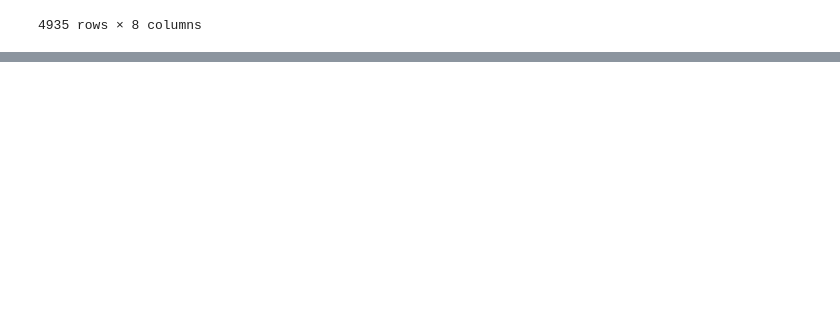
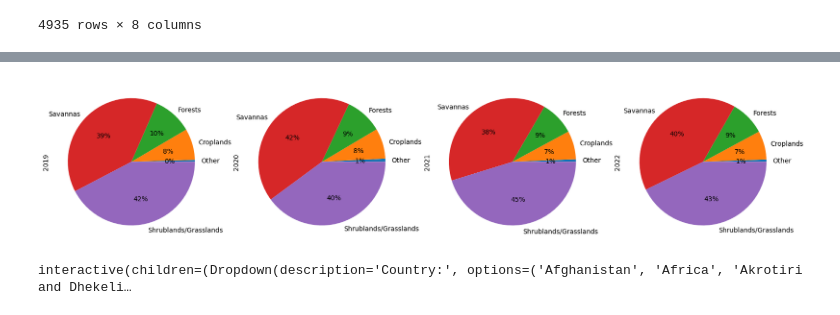
Before and after one commit to alexis4441/Project3group3, a Jupyter notebook: Project3Wildfires.ipynb, the cells around one changed output, grey strips where cells are left out. Cells and saved outputs as stored; diff of their text form; code cells hidden in the pictures; blank space fills up the shorter version.

```diff
--- a/Project3Wildfires.ipynb
+++ b/Project3Wildfires.ipynb
@@ -181,0 +317,52 @@ area_burnt_landcover
+# %%
+#Pie Chart for 2019-2022 (separated to make it easier to see)
+world_pie3 = year_sector_rename[7:11]['Other':'Shrublands/Grasslands']
+year_sector_rename[7:11].T.plot(kind='pie', legend=False,
+                              subplots=True,figsize=(20, 5),autopct='%1.0f%%')
+plt.savefig("C:/Users/alexi/Desktop/Project3Group3/Images/Fig3.png",bbox_inches='tight')
+# %% [output]
+[figure, added]
+# %%
+
+data = pd.read_csv('/Users/alexi/Desktop/Project3Group3/area_burnt_weekly.csv')
+geolocator = Nominatim(user_agent="wildfire_map")
+
+# Function to update the map based on dropdown selection
+def update_map(country, week, year):
+    # Filter data based on selected country, week, and year
+    filtered_data = data[(data['Country'] == country) & (data['Week'] == week)]
+
+    # Geocode the selected country to get its coordinates
+    location = geolocator.geocode(country)
+    if location:
+        country_center = [location.latitude, location.longitude]
+    else:
+        country_center = [0, 0]  # Default to center of the map
+
+    # Initialize a Folium map centered on the selected country
+    my_map = folium.Map(location=country_center, zoom_start=4)
+
+    # Add Markers for the selected country, week, and year
+    for index, row in filtered_data.iterrows():
+        popup_text = f"<b>{country}</b><br>"
+        popup_text += f"Week: {week}<br>"
+        popup_text += f"Wildfire area {year} Hectares: {row[f'Cumulative area burnt by wildfires in {year}']}<br>"
+        folium.Marker(location=country_center, popup=popup_text).add_to(my_map)
+
+    # Display the map
+    display(my_map)
+
+# Get unique country names and weeks
+country_names = data['Country'].unique().tolist()
+weeks = data['Week'].unique().tolist()
+years = [int(col.split()[-1]) for col in data.columns if col.startswith('Cumulative area burnt by wildfires')]
+
+# Create dropdown widgets
+country_dropdown = Dropdown(options=country_names, description='Country:')
+week_dropdown = Dropdown(options=weeks, description='Week:')
+year_dropdown = Dropdown(options=years, description='Year:')
+
+# Display interactive dropdowns
+interact(update_map, country=country_dropdown, week=week_dropdown, year=year_dropdown);
+# %% [output]
+interactive(children=(Dropdown(description='Country:', options=('Afghanistan', 'Africa', 'Akrotiri and Dhekeli…
```
Also changed, not shown: parts of 15 cells of this notebook.
